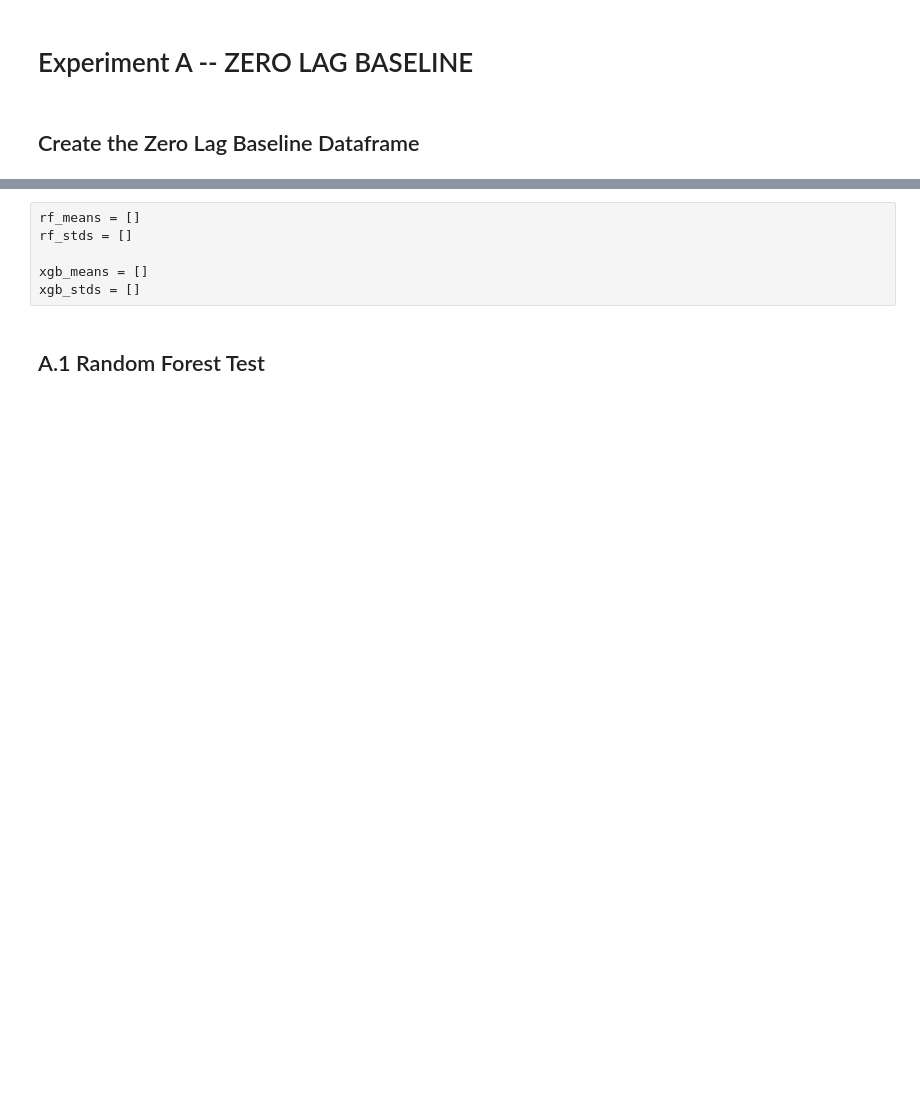
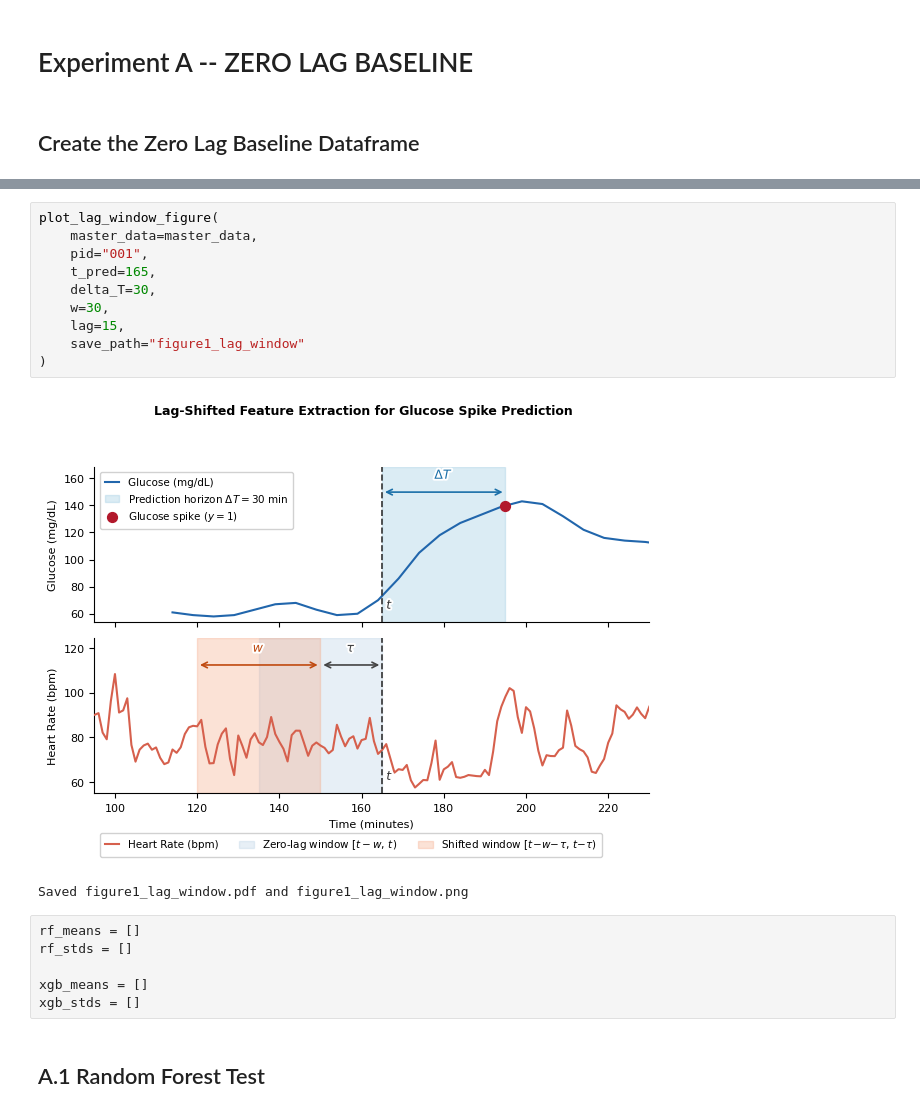
Before and after one commit to alecy100/Glucose-Monitoring-Experiment, a Jupyter notebook: glycemic copy.ipynb, the cells around one changed output, grey strips where cells are left out. Saved outputs shown, nothing was run; the diff lists cells and outputs as text; blank space fills up the shorter version.

```diff
--- a/glycemic copy.ipynb
+++ b/glycemic copy.ipynb
@@ -839,3 +1038,16 @@ pid
+# %%
+plot_lag_window_figure(
+    master_data=master_data,
+    pid="001",
+    t_pred=165,
+    delta_T=30,
+    w=30,
+    lag=15,
+    save_path="figure1_lag_window"
+)
+# %% [output]
+[figure, added]
+Saved figure1_lag_window.pdf and figure1_lag_window.png
 # %%
 rf_means = []
 rf_stds = []
```
Also changed, not shown: parts of 30 cells of this notebook.
